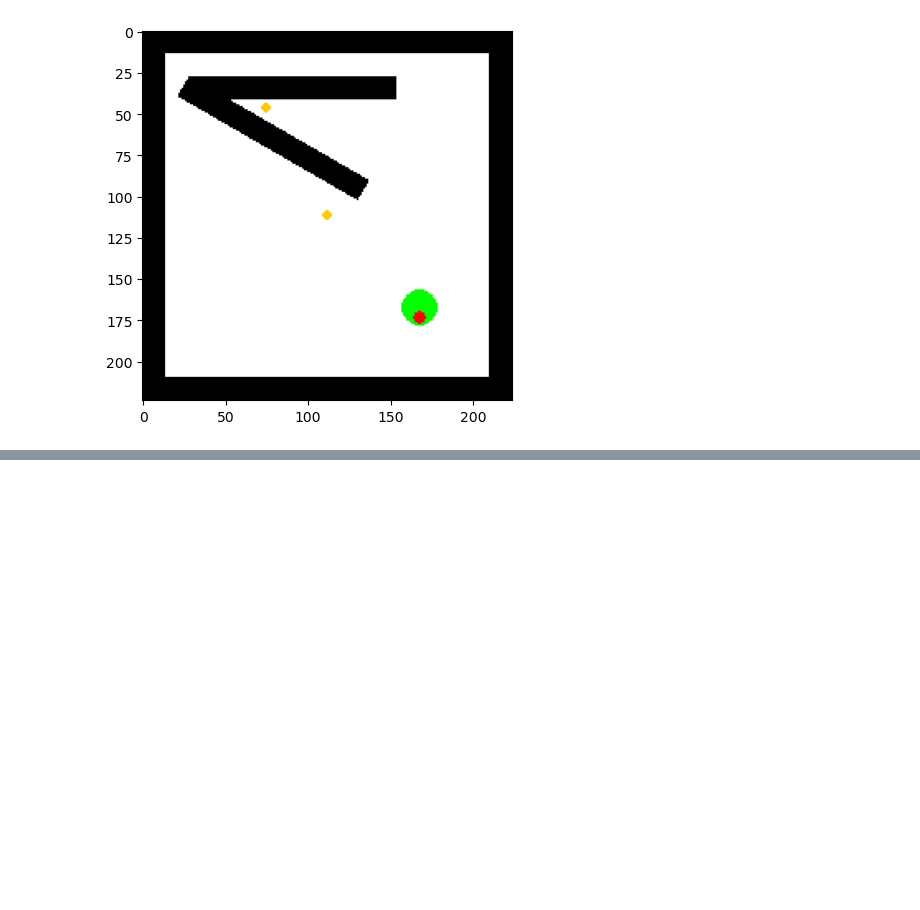
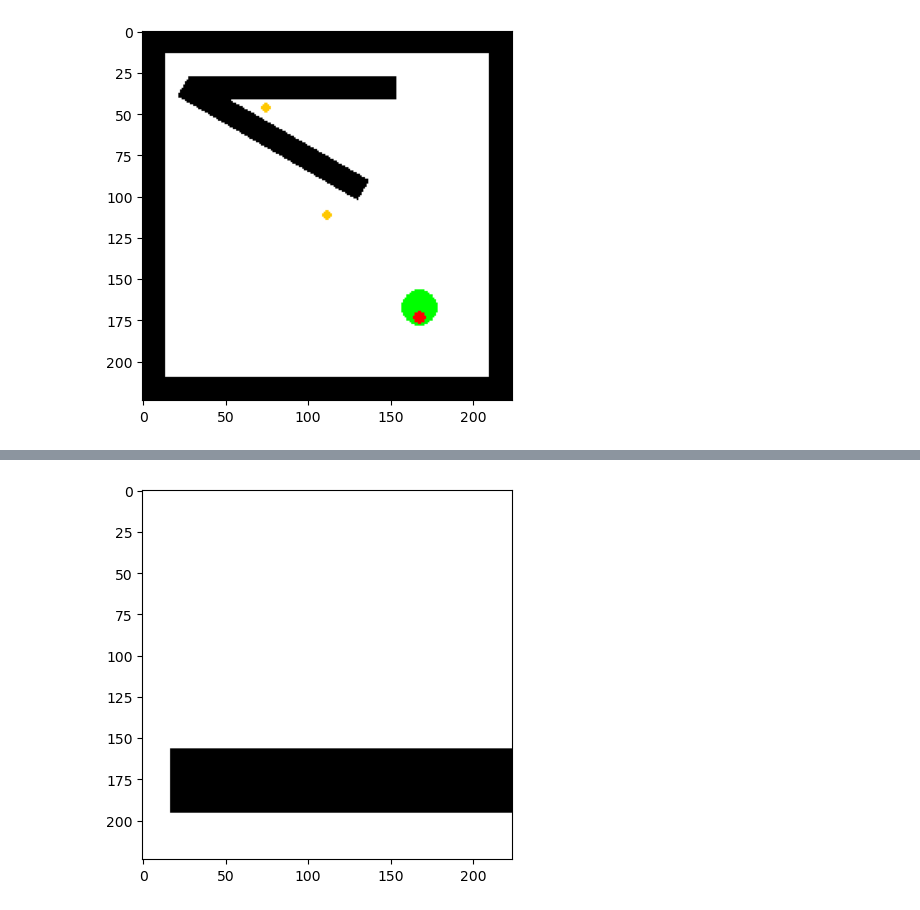
Before and after one commit to atbolsh/TransformerHomunculus, a Jupyter notebook: ImagePretraining.ipynb, the cells around one changed output, grey strips where cells are left out. Cells and saved outputs as stored; diff of their text form; code cells hidden in the pictures; blank space fills up the shorter version.

```diff
--- a/ImagePretraining.ipynb
+++ b/ImagePretraining.ipynb
@@ -73,5 +93,7 @@ quick_display(recon[1])
 # %%
-quick_display(img_tensor[1])
+quick_display(img_tensor[27])
+# %% [output]
+[figure, added]
 # %%
  # It almost looks like it can't tell where anything is.
 # %%
```
Also changed, not shown: parts of 2 cells of this notebook, 1 other file.
